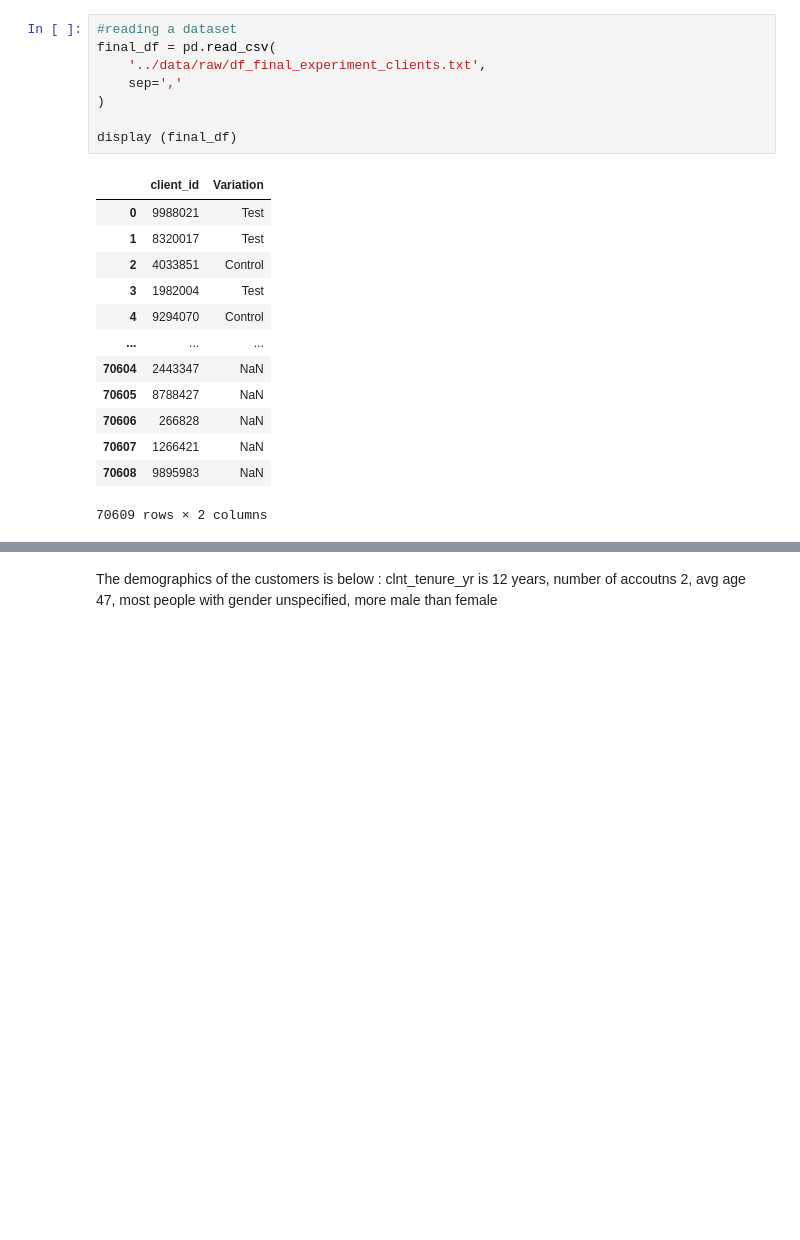
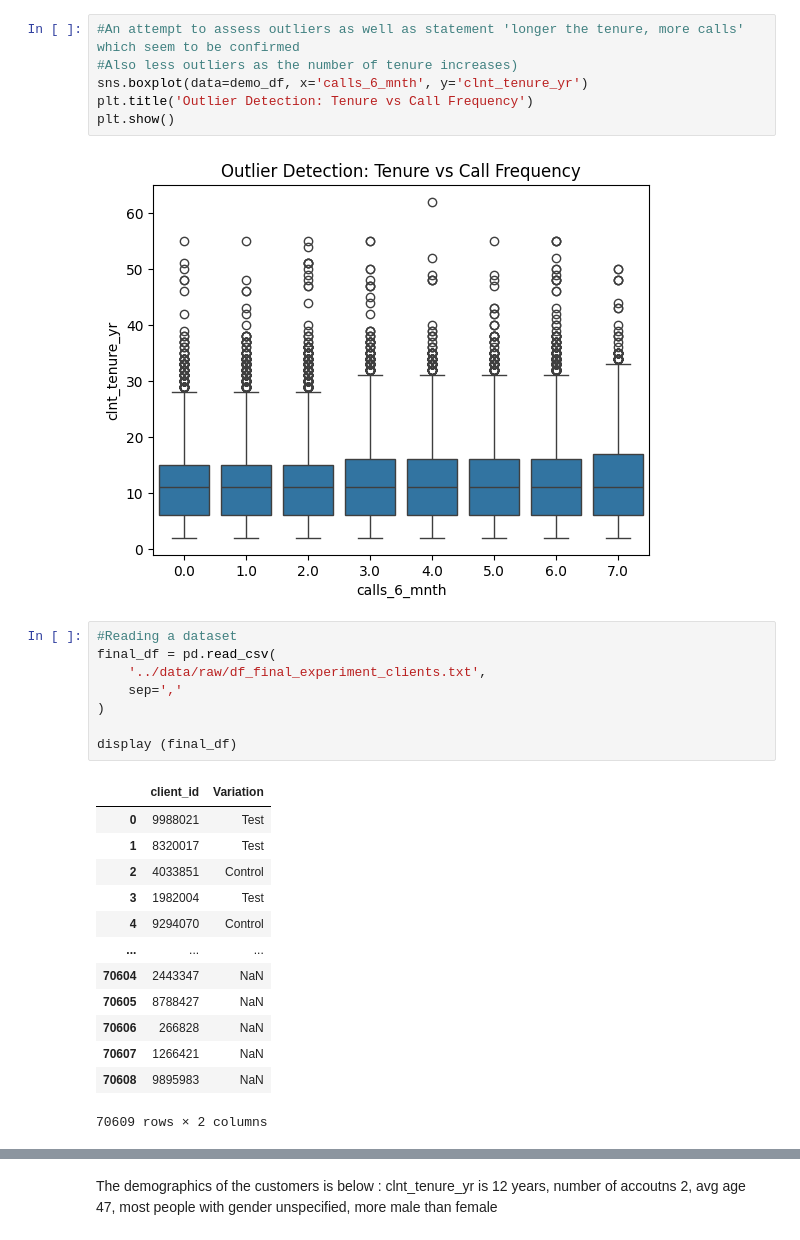
Before and after one commit to Ou-Hai/vanguard-ab-test, a Jupyter notebook: notebooks/Notebook_Ako.ipynb, the cells around one changed output, grey strips where cells are left out. Saved outputs shown, nothing was run; the diff lists cells and outputs as text; blank space fills up the shorter version.

```diff
--- a/notebooks/Notebook_Ako.ipynb
+++ b/notebooks/Notebook_Ako.ipynb
@@ -48,5 +116,13 @@ display (demo_df)
+# %%
+#An attempt to assess outliers as well as statement 'longer the tenure, more calls' which seem to be confirmed
+#Also less outliers as the number of tenure increases)
+sns.boxplot(data=demo_df, x='calls_6_mnth', y='clnt_tenure_yr')
+plt.title('Outlier Detection: Tenure vs Call Frequency')
+plt.show()
+# %% [output]
+[figure, added]
 # %%
-#reading a dataset
+#Reading a dataset
 final_df = pd.read_csv(
     '../data/raw/df_final_experiment_clients.txt',
     sep=','
```
Also changed, not shown: parts of 37 cells of this notebook.
